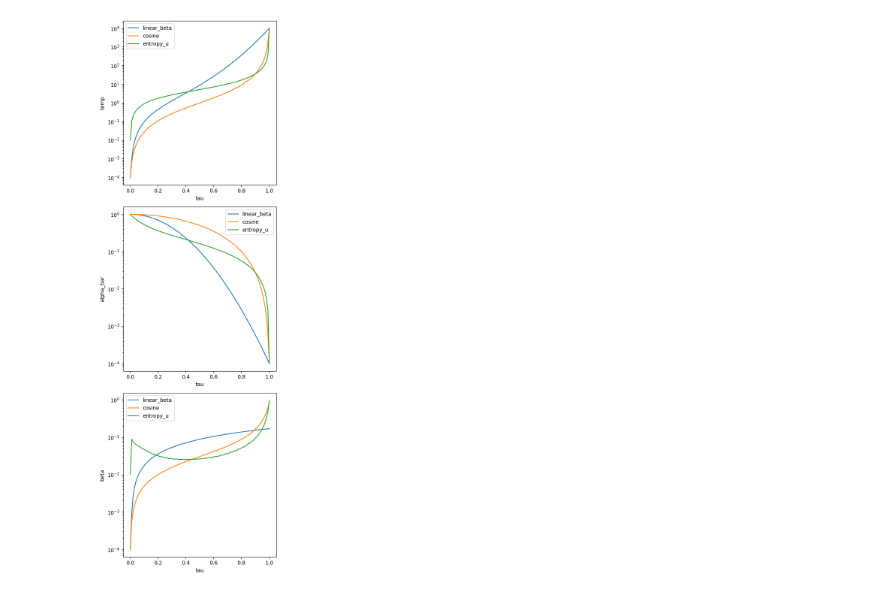
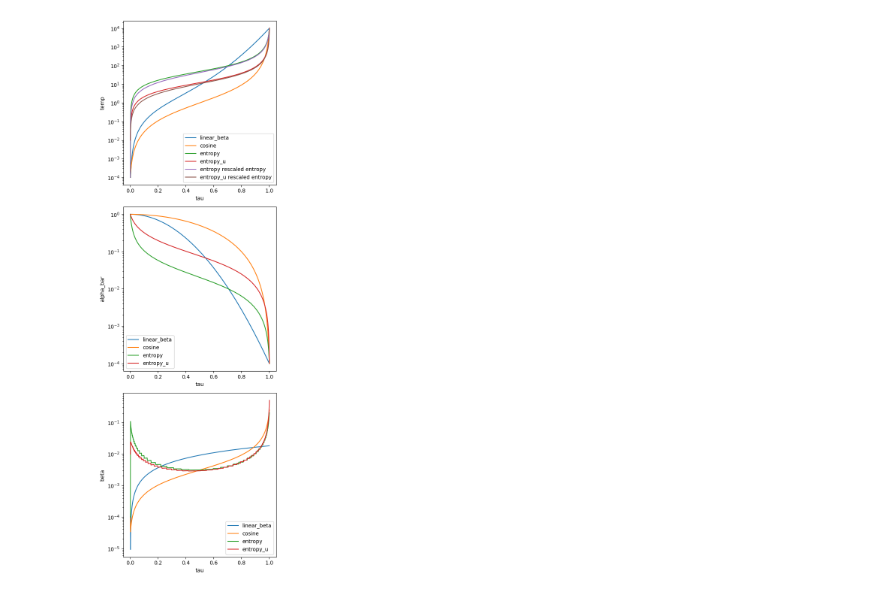
Before and after one commit to antoniibelyshev/physics-of-diffusion-models, a Jupyter notebook: compare_schedules.ipynb, the cells around one changed output. Saved outputs shown, nothing was run; the diff lists cells and outputs as text; code cells hidden in the pictures.

```diff
--- a/compare_schedules.ipynb
+++ b/compare_schedules.ipynb
@@ -3,36 +3,48 @@ from config import load_config
 from diffusion import get_temp_schedule, DynamicCoeffs
 import matplotlib.pyplot as plt
 from torch import linspace
+import numpy as np
 
 
 config = load_config()
-config.data.dataset_name = "mnist"
-tau = linspace(0, 1, 100)
+config.data.dataset_name = "cifar10"
+tau = linspace(0, 1, 1000)
 coeffs_dict: dict[str, DynamicCoeffs] = {}
 for noise_schedule in [
     "linear_beta",
     "cosine",
+    "entropy",
     "entropy_u",
 ]:
     config.diffusion.noise_schedule = noise_schedule
     coeffs_dict[noise_schedule] = DynamicCoeffs(get_temp_schedule(config)(tau))
 
 coeff_names = ["temp", "alpha_bar", "beta"]
 
 
 plt.figure(figsize=(5, len(coeff_names) * 5))
 
 for i, coeff_name in enumerate(coeff_names, 1):
     plt.subplot(len(coeff_names), 1, i)
     for name, coeffs in coeffs_dict.items():
         plt.plot(tau, getattr(coeffs, coeff_name), label=name)
 
+    if coeff_name == "temp":
+        for noise_schedule in ["entropy", "entropy_u"]:
+            config.diffusion.noise_schedule = noise_schedule
+            stats = np.load(config.flattening_temp_stats_path)
+            temp = stats["temp"]
+            tau_ = stats["log_Z"] + stats["U"] / temp
+            tau_ -= tau_.min()
+            tau_ /= tau_.max()
+            plt.plot(tau_, temp, label=f"{noise_schedule} rescaled entropy")
+
     plt.yscale("log")
     plt.xlabel("tau")
     plt.ylabel(coeff_name)
     plt.legend()
 
 plt.tight_layout()
 plt.show()
 # %% [output]
-[figure, old version]
+[figure, new version]
```
Also changed, not shown: parts of 2 cells of this notebook, 6 other files.
